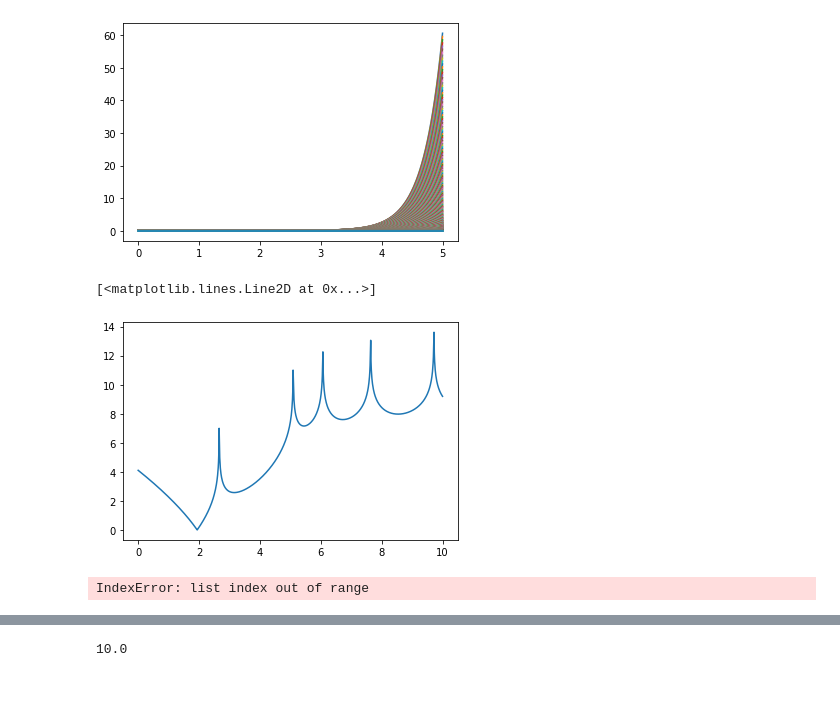
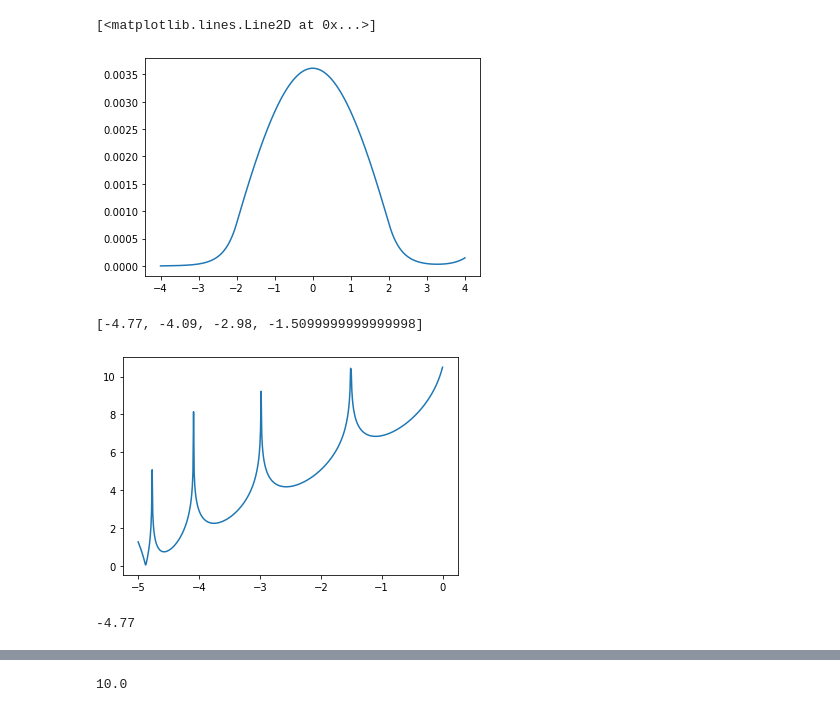
Before and after one commit to rvanco/Projet_info_Schrodinger_M1, a Jupyter notebook: test3.ipynb, the cells around one changed output, grey strips where cells are left out. Saved outputs shown, nothing was run; the diff lists cells and outputs as text; code cells hidden in the pictures.

```diff
--- a/test3.ipynb
+++ b/test3.ipynb
@@ -56,8 +127,20 @@ plt.ylim(-10,20)
+# %%
+#CONTIENT LA VALEUR DE LA PREMIERE DERIVEE EN x_m. TRACE LA FONCTION D'ONDE POUR L'ENERGIE E_eval.
+eps=dx*10**(-5)
+E_eval=-4.7710546874999995
+psi_range=np.zeros(int((x_M-x_m)/dx))
+psi_range[0] = 0
+psi_range[1] = eps
+out=numerov(psi_range,x_range,V,E_eval,1)
+plt.plot(x_range,out)
+# %% [output]
+[<matplotlib.lines.Line2D at 0x...>]
+[figure, new version]
 # %%
-E_min=0
-E_max=10
+#CONTIENT LES BORNES ET LE PAS DES ENERGIES A TESTER. TRACE LA DIVERGENCE DE LA FONCTION D'ONDE EN x_M EN FONCTION DE L'ENERGIE. SORT LES MINIMAS LOCAUX DU ln DE CETTE DIVERGENCE.
+E_min=-5
+E_max=0
 dE=0.01
-V=V4
 N_E=int((E_max-E_min)/dE+1)
 E_range=np.linspace(E_min,E_max,N_E)
 I=[]
@@ -72,19 +155,19 @@ for E in E_range:
     out=numerov(psi_range,x_range,V,E,1)
     Y_last.append(abs(out[-1]))
     Z_last.append(np.log(abs(out[-1])))
-    plt.plot(x_range,out)
+    #if Y_last[-1]<10**-7:
+     #   plt.plot(x_range,out)
+     #   print(E)
+plt.plot(E_range,np.abs(Z_last))
+E_value=[]
+for i in range (1,N_E-1):
+    if Z_last[i]<Z_last[i+1] and Z_last[i]<Z_last[i-1]:
+        E_value.append(E_range[i])
+E_value
-# %% [output]
-[figure, removed]
 # %%
-plt.plot(E_range,np.abs(Z_last))
 # %% [output]
-[<matplotlib.lines.Line2D at 0x...>]
+[-4.77, -4.09, -2.98, -1.5099999999999998]
-[figure, old version]
+[figure, new version]
 # %%
-E_value=[]
-for i in range (1,N_E-1):
-    if Z_last[i]<Z_last[i+1] and Z_last[i]<Z_last[i-1]:
-        E_value.append(E_range[i])
-E_value[0]
 # %% [output]
-IndexError: list index out of range
+-4.77
```
Also changed, not shown: parts of 7 cells of this notebook, 2 other files.
